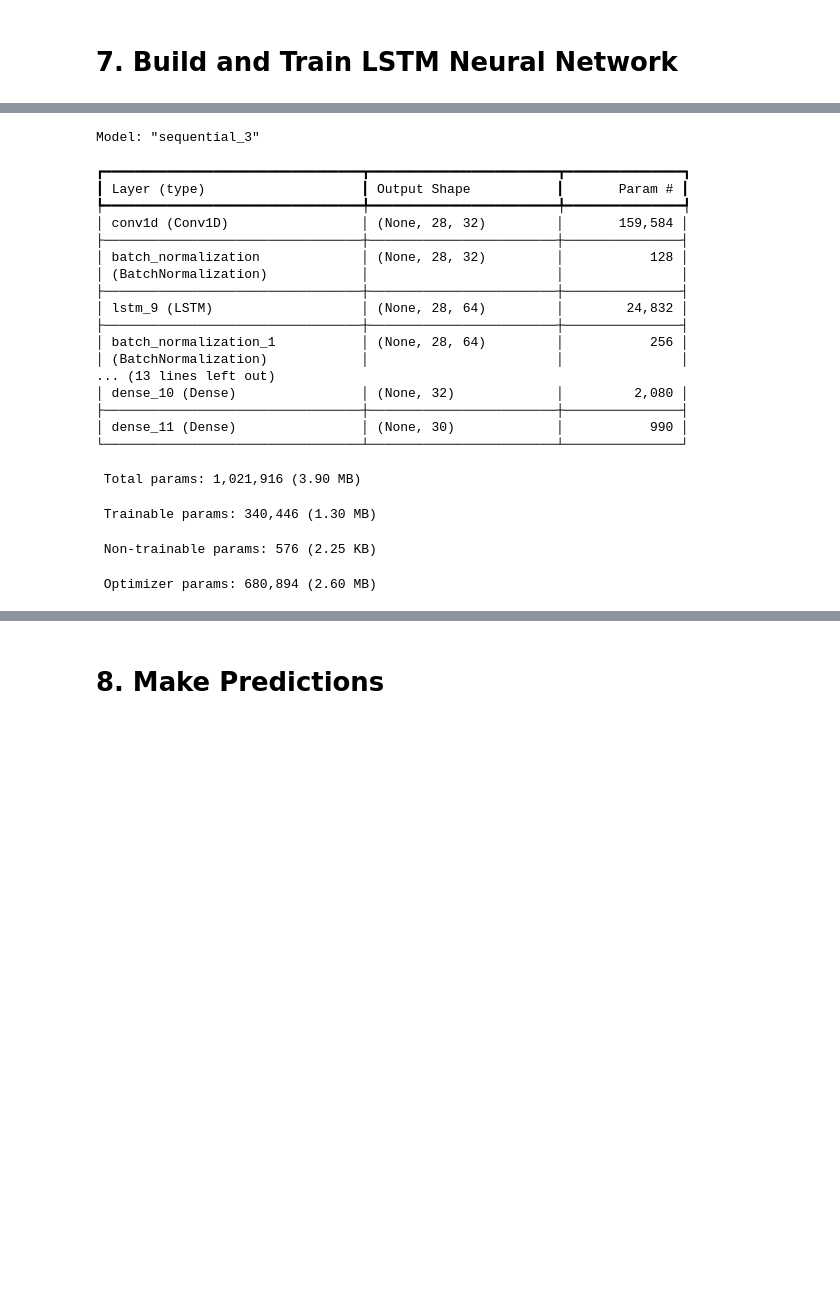
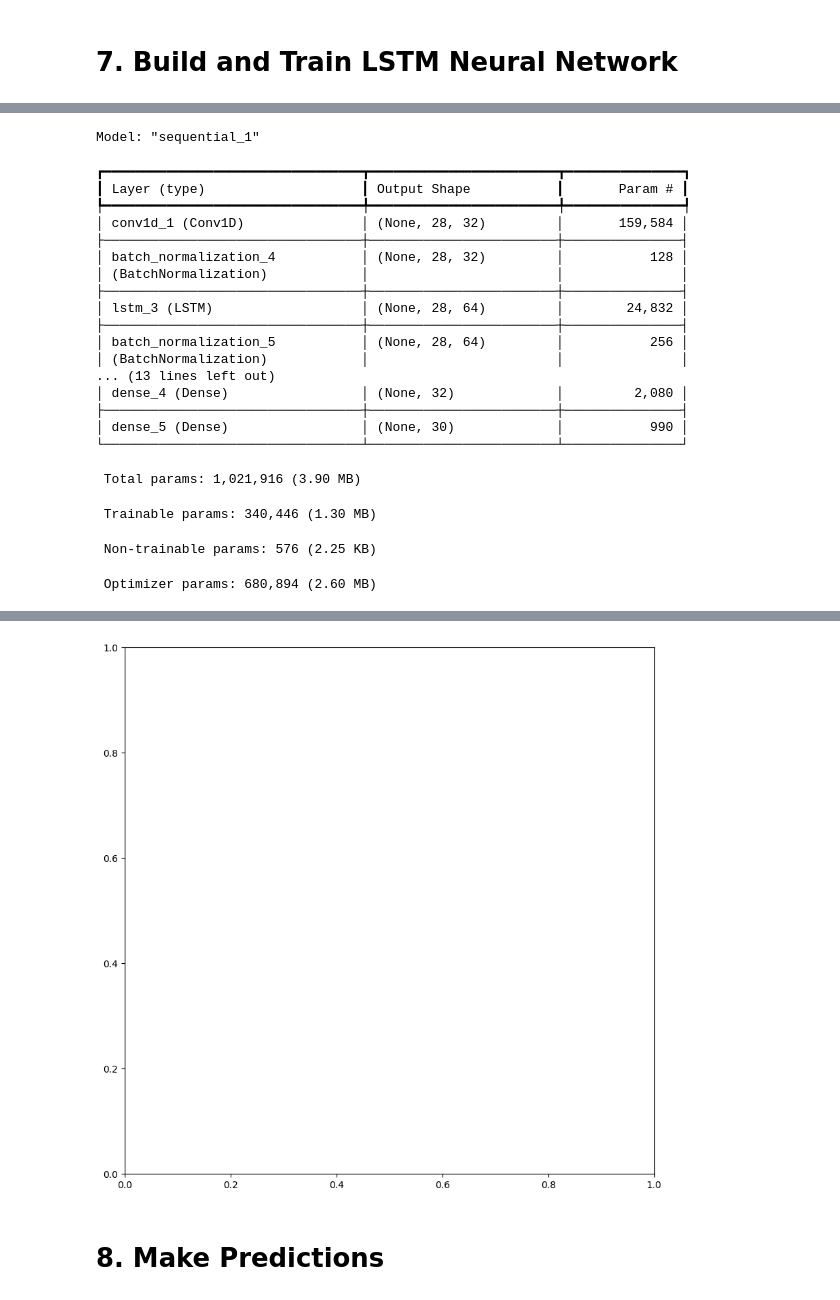
Before and after one commit to zimmerrr/deep-sign, a Jupyter notebook: Training/model_training.ipynb, the cells around one changed output, grey strips where cells are left out. Cells and saved outputs as stored; diff of their text form; code cells hidden in the pictures; blank space fills up the shorter version.

Commit message:
implement confusion matrix

```diff
--- a/Training/model_training.ipynb
+++ b/Training/model_training.ipynb
@@ -423,9 +414,5 @@ class IterationCallback(Callback):
 # Combine Callbacks
 callbacks = [
     TensorBoard(log_dir=log_dir, histogram_freq=1),
-    WandbCallback(monitor='val_loss', save_model=False),
     IterationCallback()
 ]
-
-model.fit(X_train, y_train, epochs=wandb.config['epochs'], callbacks=callbacks,
-          validation_data=(X_val, y_val))
@@ -538,23 +563,23 @@ Epoch 1209/2000
 # %%
 model.summary()
 # %% [output]
-Model: "sequential_3"
+Model: "sequential_1"
 ┏━━━━━━━━━━━━━━━━━━━━━━━━━━━━━━━━━┳━━━━━━━━━━━━━━━━━━━━━━━━┳━━━━━━━━━━━━━━━┓
 ┃ Layer (type)                    ┃ Output Shape           ┃       Param # ┃
 ┡━━━━━━━━━━━━━━━━━━━━━━━━━━━━━━━━━╇━━━━━━━━━━━━━━━━━━━━━━━━╇━━━━━━━━━━━━━━━┩
-│ conv1d (Conv1D)                 │ (None, 28, 32)         │       159,584 │
+│ conv1d_1 (Conv1D)               │ (None, 28, 32)         │       159,584 │
 ├─────────────────────────────────┼────────────────────────┼───────────────┤
-│ batch_normalization             │ (None, 28, 32)         │           128 │
+│ batch_normalization_4           │ (None, 28, 32)         │           128 │
 │ (BatchNormalization)            │                        │               │
 ├─────────────────────────────────┼────────────────────────┼───────────────┤
-│ lstm_9 (LSTM)                   │ (None, 28, 64)         │        24,832 │
+│ lstm_3 (LSTM)                   │ (None, 28, 64)         │        24,832 │
 ├─────────────────────────────────┼────────────────────────┼───────────────┤
-│ batch_normalization_1           │ (None, 28, 64)         │           256 │
+│ batch_normalization_5           │ (None, 28, 64)         │           256 │
 │ (BatchNormalization)            │                        │               │
 ... (13 lines left out)
-│ dense_10 (Dense)                │ (None, 32)             │         2,080 │
+│ dense_4 (Dense)                 │ (None, 32)             │         2,080 │
 ├─────────────────────────────────┼────────────────────────┼───────────────┤
-│ dense_11 (Dense)                │ (None, 30)             │           990 │
+│ dense_5 (Dense)                 │ (None, 30)             │           990 │
 └─────────────────────────────────┴────────────────────────┴───────────────┘
  Total params: 1,021,916 (3.90 MB)
  Trainable params: 340,446 (1.30 MB)
@@ -562,15 +587,14 @@ Model: "sequential_3"
  Optimizer params: 680,894 (2.60 MB)
 # %%
 import wandb
-import scikitplot as skplt
+from sklearn import metrics
 import matplotlib.pyplot as plt
 
-# ... (after model training)
 y_pred = model.predict(X_test)
 y_pred_classes = np.argmax(y_pred, axis=1)
 y_true_classes = np.argmax(y_test, axis=1)
 
 fig, ax = plt.subplots(figsize=(10, 10))
-skplt.metrics.plot_confusion_matrix(y_true_classes, y_pred_classes, ax=ax, normalize='true')  # Normalize for percentages
+metrics.confusion_matrix(y_true_classes, y_pred_classes, normalize='true')
 wandb.log({"confusion_matrix": wandb.Image(fig)})
 # %% [output]
@@ -578,3 +602,4 @@ ModuleNotFoundError: No module named 'scikitplot'
+[figure, added]
 # %% [markdown]
 # 8. Make Predictions
 # %%
```
Also changed, not shown: parts of 22 cells of this notebook, 25 other files.
